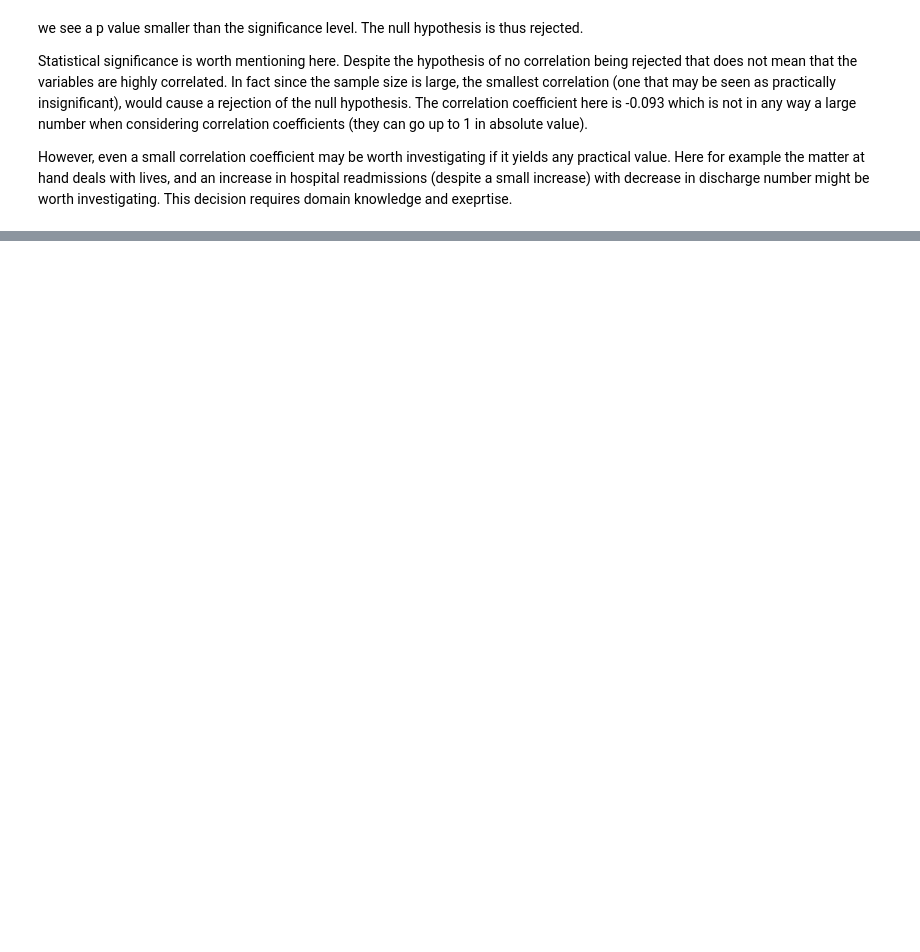
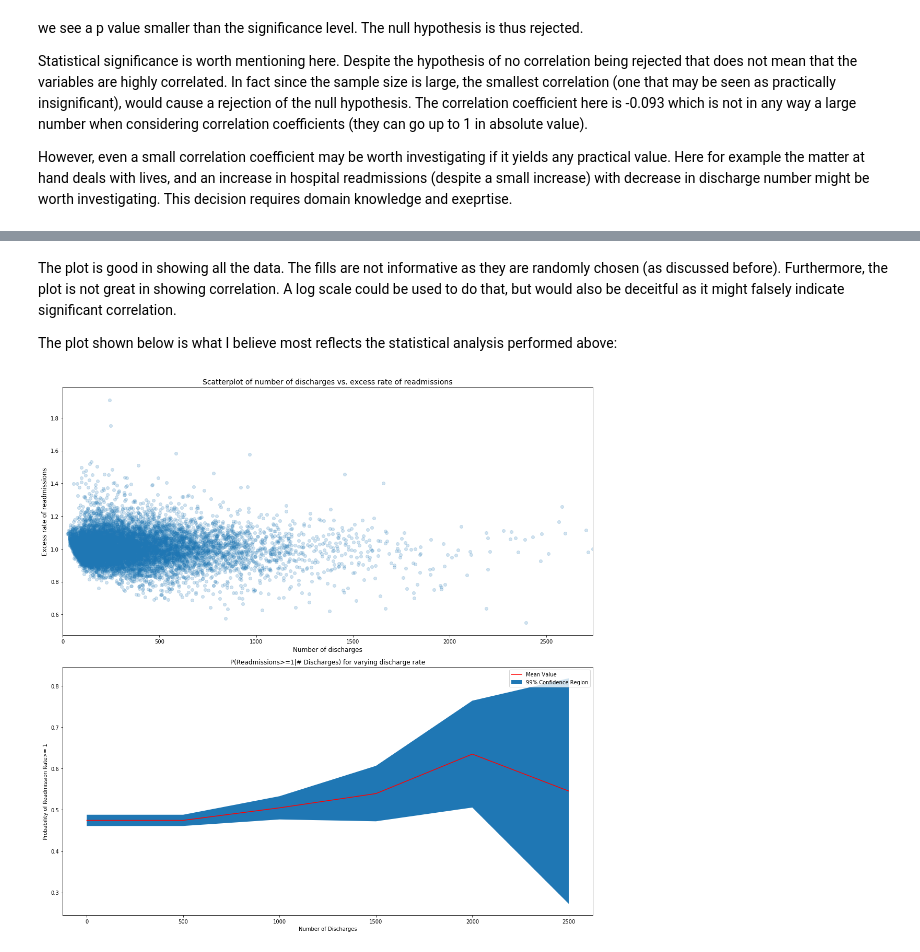
Before and after one commit to harajlim/Hospital-Readmission-Rate, a Jupyter notebook: sliderule_dsi_inferential_statistics_exercise_3.ipynb, the cells around one changed output, grey strips where cells are left out. Cells and saved outputs as stored; diff of their text form; code cells hidden in the pictures; blank space fills up the shorter version.

```diff
--- a/sliderule_dsi_inferential_statistics_exercise_3.ipynb
+++ b/sliderule_dsi_inferential_statistics_exercise_3.ipynb
@@ -395,0 +427,66 @@ However, even a small correlation coefficient may be worth investigating if it y
+# %% [markdown]
+The plot is good in showing all the data. The fills are not informative as they are randomly chosen (as discussed before). Furthermore, the plot is not great in showing correlation. A log scale could be used to do that, but would also be deceitful as it might falsely indicate significant correlation.
+
+The plot shown below is what I believe most reflects the statistical analysis performed above:
+# %%
+
+plt.subplots(2,2,figsize=(15,15))
+plt.subplot(2,1,1)
+
+
+plt.scatter(x, y,alpha=0.2)
+
+
+plt.xlim([0, max(x)])
+plt.xlabel('Number of discharges', fontsize=12)
+plt.ylabel('Excess rate of readmissions', fontsize=12)
+plt.title('Scatterplot of number of discharges vs. excess rate of readmissions', fontsize=14)
+
+plt.subplot(2,1,2)
+
+
+cutoff=1
+
+step=500 #size of bin for discharge numbers.
+discharges=np.arange(0,2500,step=step) #setting up end points of bins
+prob_L=np.zeros(len(discharges)) #lower bound probability empty array
+prob_U=np.zeros(len(discharges)) #upper bound probability empty array
+
+for i,d in enumerate(discharges):
+
+    y_keep=[] #array of y's whose x lies in the bin of the iteration
+    for j,xx in enumerate(x):
+        if xx>=d and xx<d+step: #x belonging in bin condition
+
+            y_keep.append(y[j])
+
+
+    y_keep=np.array(y_keep) #change to np.array
+
+    #start bootstrapping for discharge bin. using 10000 bootstramped samples here
+    replicates=np.empty(10000) #array storing statistic for each bootstrapped sample
+    for j in range(10000):
+        y_bs=np.random.choice(y_keep,size=len(y_keep)) #generate bootstrapped sample
+        replicates[j]=np.sum(y_bs<=cutoff)/len(y_bs) #generate statistic
+
+    L,U=np.percentile(replicates,[0.5,99.5]) #obtain confidence inteval
+    prob_L[i]=L
+    prob_U[i]=U
+
+
+
+plt.fill_between(np.concatenate((np.array([0]),discharges+step))\
+                 ,np.concatenate((np.array([prob_L[0]]),prob_L))\
+                 ,np.concatenate((np.array([prob_U[0]]),prob_U)))
+
+plt.plot(np.concatenate((np.array([0]),discharges+step))\
+         ,0.5*(np.concatenate((np.array([prob_L[0]]),prob_L))+np.concatenate((np.array([prob_U[0]]),prob_U))),color='red')
+
+plt.xlabel('Number of Discharges')
+plt.ylabel('Probability of Readmission Rate>= 1')
+plt.title('P(Readmissions>=1|# Discharges) for varying discharge rate')
+plt.legend(['Mean Value','99% Confidence Region'])
+plt.tight_layout()
+plt.show()
+# %% [output]
+[figure, added]
```
Also changed, not shown: parts of 8 cells of this notebook.
